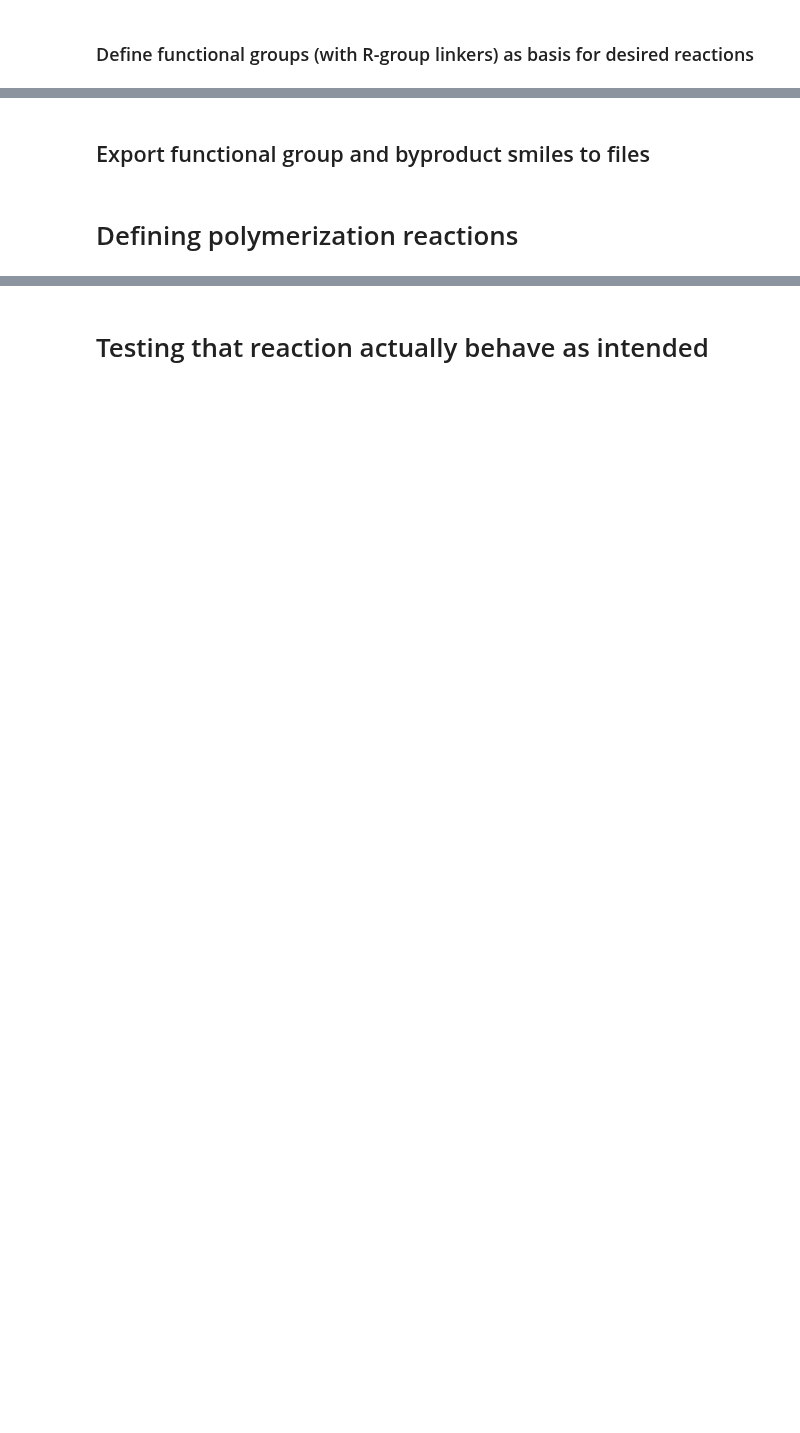
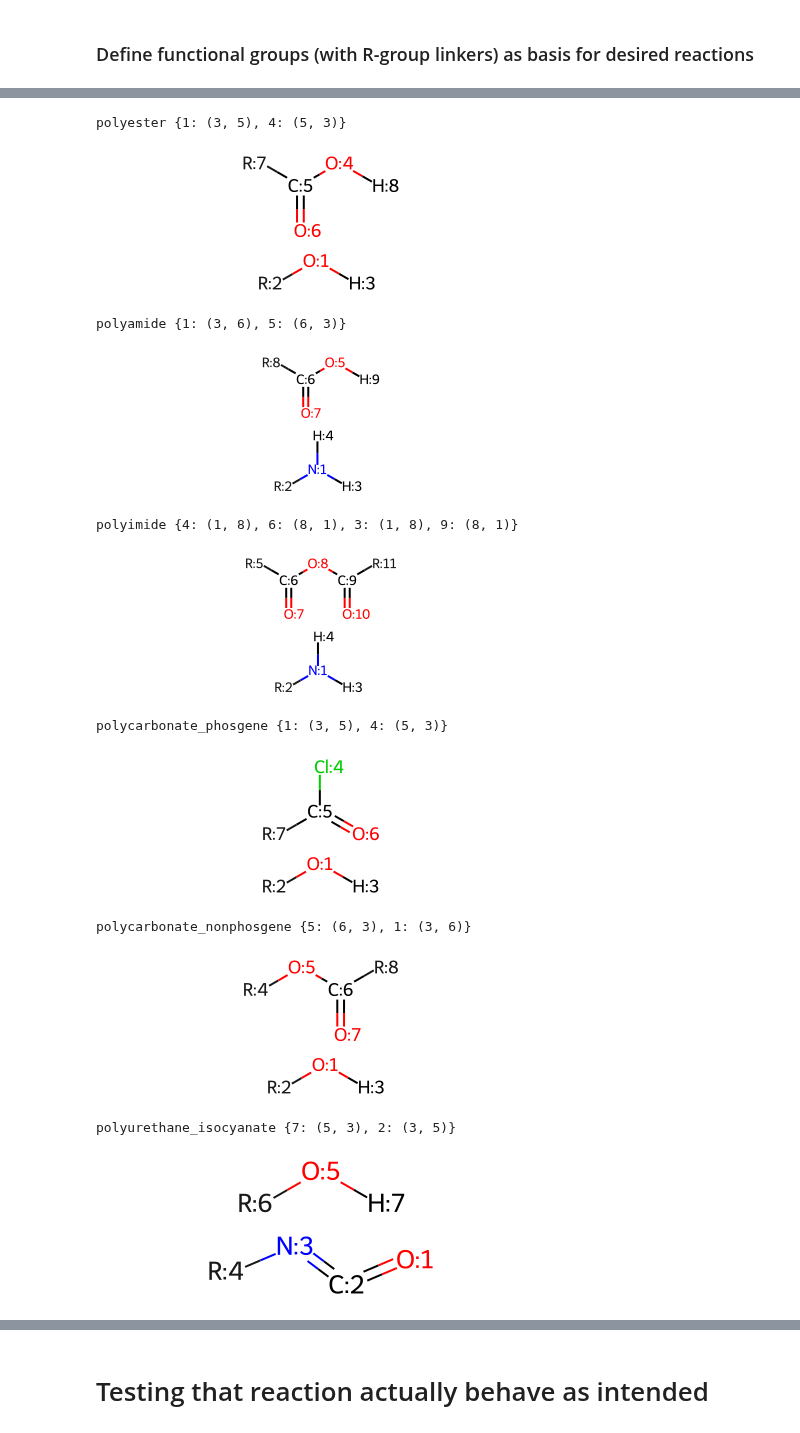
Before and after one commit to jlaw9/2026_polymer_build_workflow, a Jupyter notebook: reaction_def.ipynb, the cells around one changed output, grey strips where cells are left out. Drawn from its saved outputs; the diff is of its cells as text; code cells hidden in the pictures; blank space fills up the shorter version.

Commit message:
Moved all reaction initialization into src.reactions.py

```diff
--- a/reaction_def.ipynb
+++ b/reaction_def.ipynb
@@ -83,2 +23,0 @@ for group_name, smiles in byproduct_smarts_bare.items():
-# %% [markdown]
-## Export functional group and byproduct smiles to files
@@ -91,2 +23,0 @@ with (RXN_FILES_PATH / 'byprod_smarts.json').open('w') as file:
-# %% [markdown]
-# Defining polymerization reactions
@@ -203,5 +24,18 @@ mechanisms : dict[str, ReactionAssembler] = {
 # %%
 # display mechanism schemata prior to generating reactions (allows for inspection of derangement IDs)
-for mech_name, mech_schema in mechanisms.items():
+for mech_name, mech_schema in rxn_assemblers.items():
     print(mech_name, mech_schema.bond_derangement)
     display(mech_schema.reactants)
+# %% [output]
+polyester {1: (3, 5), 4: (5, 3)}
+[figure, added]
+polyamide {1: (3, 6), 5: (6, 3)}
+[figure, added]
+polyimide {4: (1, 8), 6: (8, 1), 3: (1, 8), 9: (8, 1)}
+[figure, added]
+polycarbonate_phosgene {1: (3, 5), 4: (5, 3)}
+[figure, added]
+polycarbonate_nonphosgene {5: (6, 3), 1: (3, 6)}
+[figure, added]
+polyurethane_isocyanate {7: (5, 3), 2: (3, 5)}
+[figure, added]
```
Also changed, not shown: parts of 23 cells of this notebook, 25 other files.
